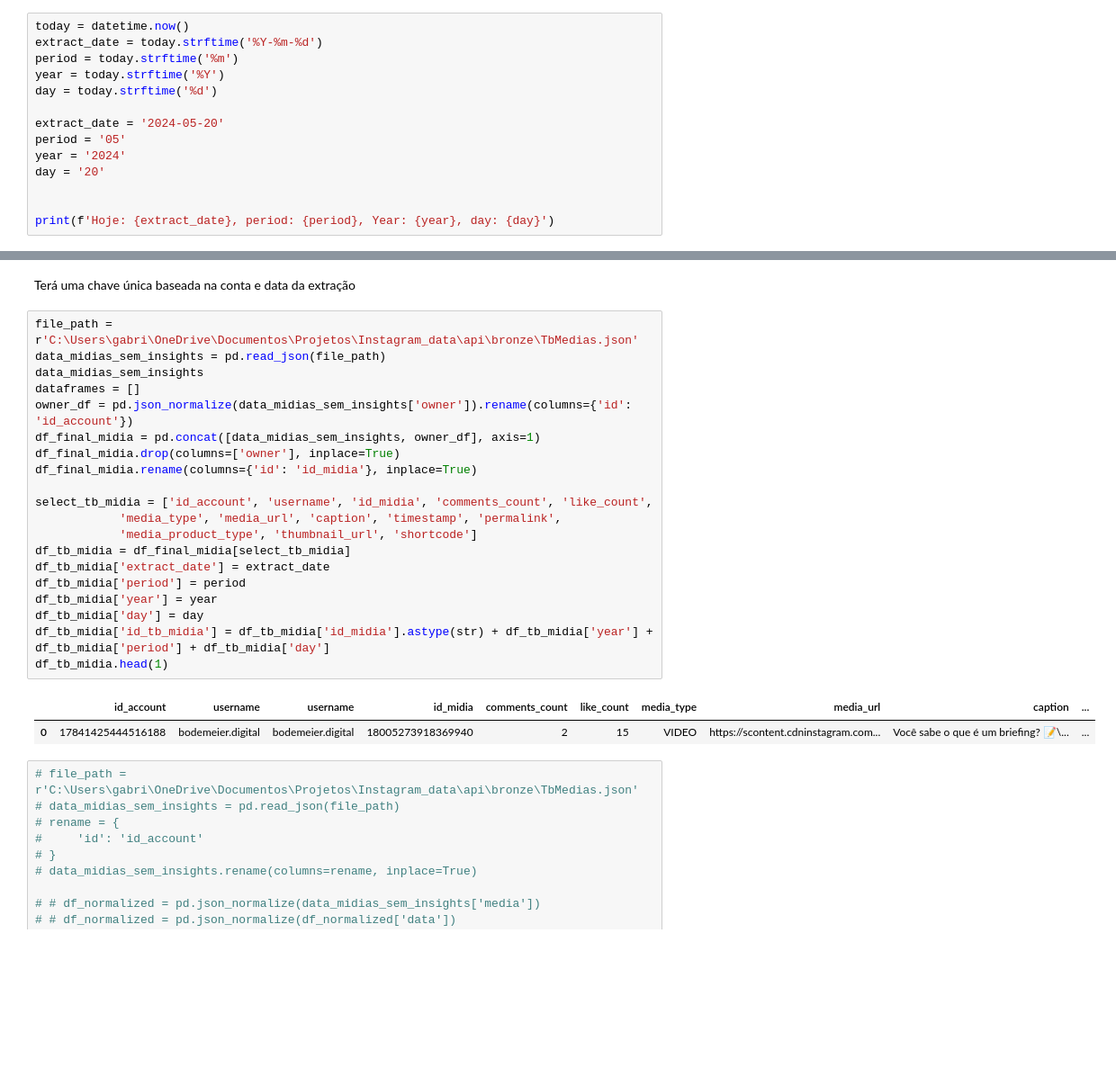
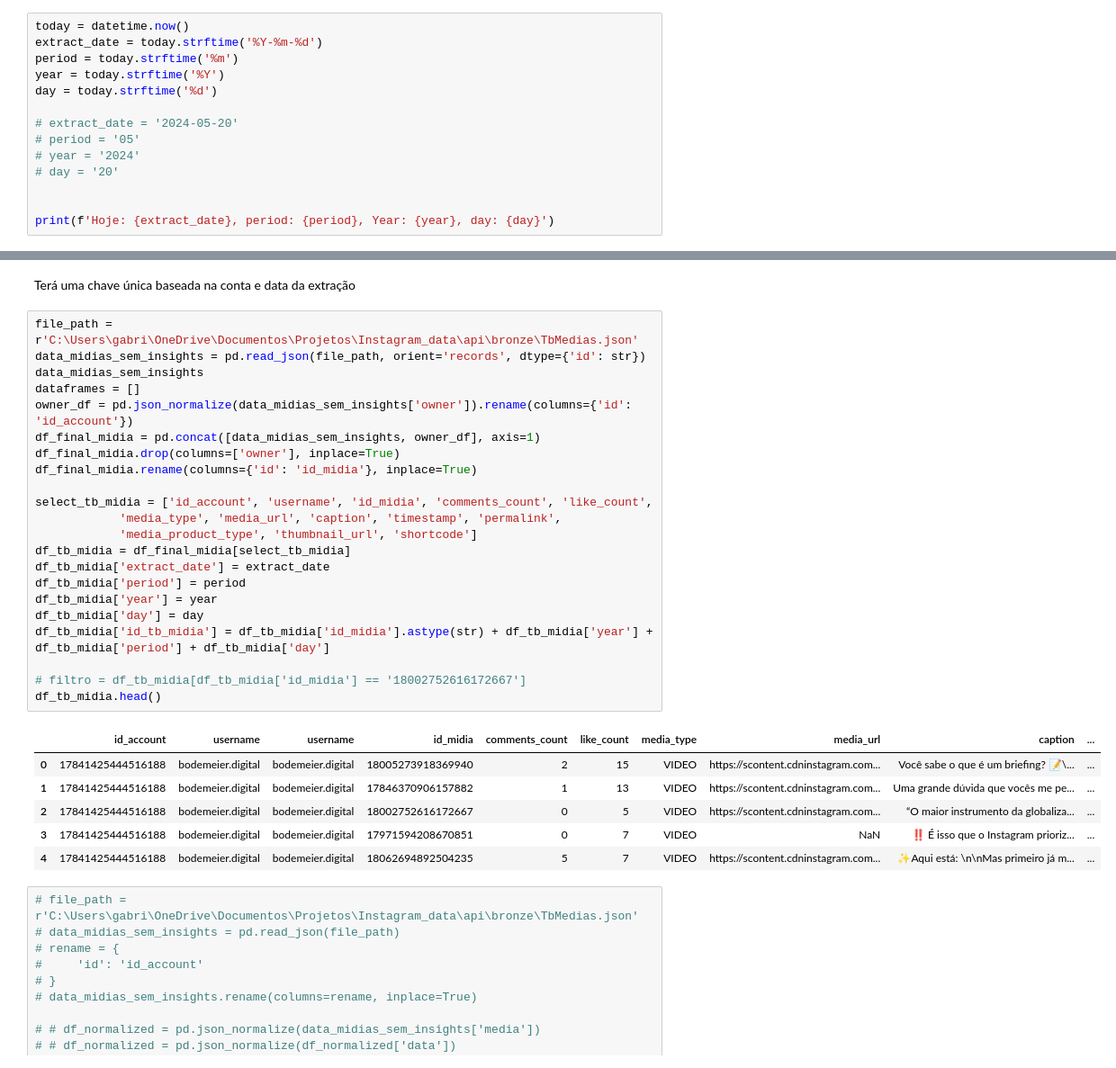
Before and after one commit to GabrielGalani/Analise_instagram, a Jupyter notebook: notebooks/tratamento_silver_refatorado.ipynb, the cells around one changed output, grey strips where cells are left out. Shown at 90% size. Cells and saved outputs as stored; diff of their text form; blank space fills up the shorter version.

```diff
--- a/notebooks/tratamento_silvet_refatorado.ipynb
+++ b/notebooks/tratamento_silver_refatorado.ipynb
@@ -18,10 +18,10 @@ period = today.strftime('%m')
 year = today.strftime('%Y')
 day = today.strftime('%d')
 
-extract_date = '2024-05-20'
-period = '05'
-year = '2024'
-day = '20'
+# extract_date = '2024-05-20'
+# period = '05'
+# year = '2024'
+# day = '20'
 
 
 print(f'Hoje: {extract_date}, period: {period}, Year: {year}, day: {day}')
@@ -65,27 +65,33 @@ data_cabecalho.to_csv(cabecalho_output, sep='\t')
 Terá uma chave única baseada na conta e data da extração
 # %%
 file_path = r'C:\Users\gabri\OneDrive\Documentos\Projetos\Instagram_data\api\bronze\TbMedias.json'
-data_midias_sem_insights = pd.read_json(file_path)
+data_midias_sem_insights = pd.read_json(file_path, orient='records', dtype={'id': str})
 data_midias_sem_insights
 dataframes = []
 owner_df = pd.json_normalize(data_midias_sem_insights['owner']).rename(columns={'id': 'id_account'})
 df_final_midia = pd.concat([data_midias_sem_insights, owner_df], axis=1)
 df_final_midia.drop(columns=['owner'], inplace=True)
 df_final_midia.rename(columns={'id': 'id_midia'}, inplace=True)
 
 select_tb_midia = ['id_account', 'username', 'id_midia', 'comments_count', 'like_count',
             'media_type', 'media_url', 'caption', 'timestamp', 'permalink',
             'media_product_type', 'thumbnail_url', 'shortcode']
 df_tb_midia = df_final_midia[select_tb_midia]
 df_tb_midia['extract_date'] = extract_date
 df_tb_midia['period'] = period
 df_tb_midia['year'] = year
 df_tb_midia['day'] = day
 df_tb_midia['id_tb_midia'] = df_tb_midia['id_midia'].astype(str) + df_tb_midia['year'] + df_tb_midia['period'] + df_tb_midia['day']
-df_tb_midia.head(1)
+
+# filtro = df_tb_midia[df_tb_midia['id_midia'] == '18002752616172667']
+df_tb_midia.head()
 # %% [output]
 |  | id_account | username | username | id_midia | comments_count | like_count | media_type | media_url | caption | ... |
 | 0 | 17841425444516188 | bodemeier.digital | bodemeier.digital | 18005273918369940 | 2 | 15 | VIDEO | https://scontent.cdninstagram.com... | Você sabe o que é um briefing? 📝\... | ... |
+| 1 | 17841425444516188 | bodemeier.digital | bodemeier.digital | 17846370906157882 | 1 | 13 | VIDEO | https://scontent.cdninstagram.com... | Uma grande dúvida que vocês me pe... | ... |
+| 2 | 17841425444516188 | bodemeier.digital | bodemeier.digital | 18002752616172667 | 0 | 5 | VIDEO | https://scontent.cdninstagram.com... | “O maior instrumento da globaliza... | ... |
+| 3 | 17841425444516188 | bodemeier.digital | bodemeier.digital | 17971594208670851 | 0 | 7 | VIDEO | NaN | ‼️ É isso que o Instagram prioriz... | ... |
+| 4 | 17841425444516188 | bodemeier.digital | bodemeier.digital | 18062694892504235 | 5 | 7 | VIDEO | https://scontent.cdninstagram.com... | ✨Aqui está: \n\nMas primeiro já m... | ... |
 # %%
 # file_path = r'C:\Users\gabri\OneDrive\Documentos\Projetos\Instagram_data\api\bronze\TbMedias.json'
 # data_midias_sem_insights = pd.read_json(file_path)
```
Also changed, not shown: parts of 21 cells of this notebook, 54 other files.
